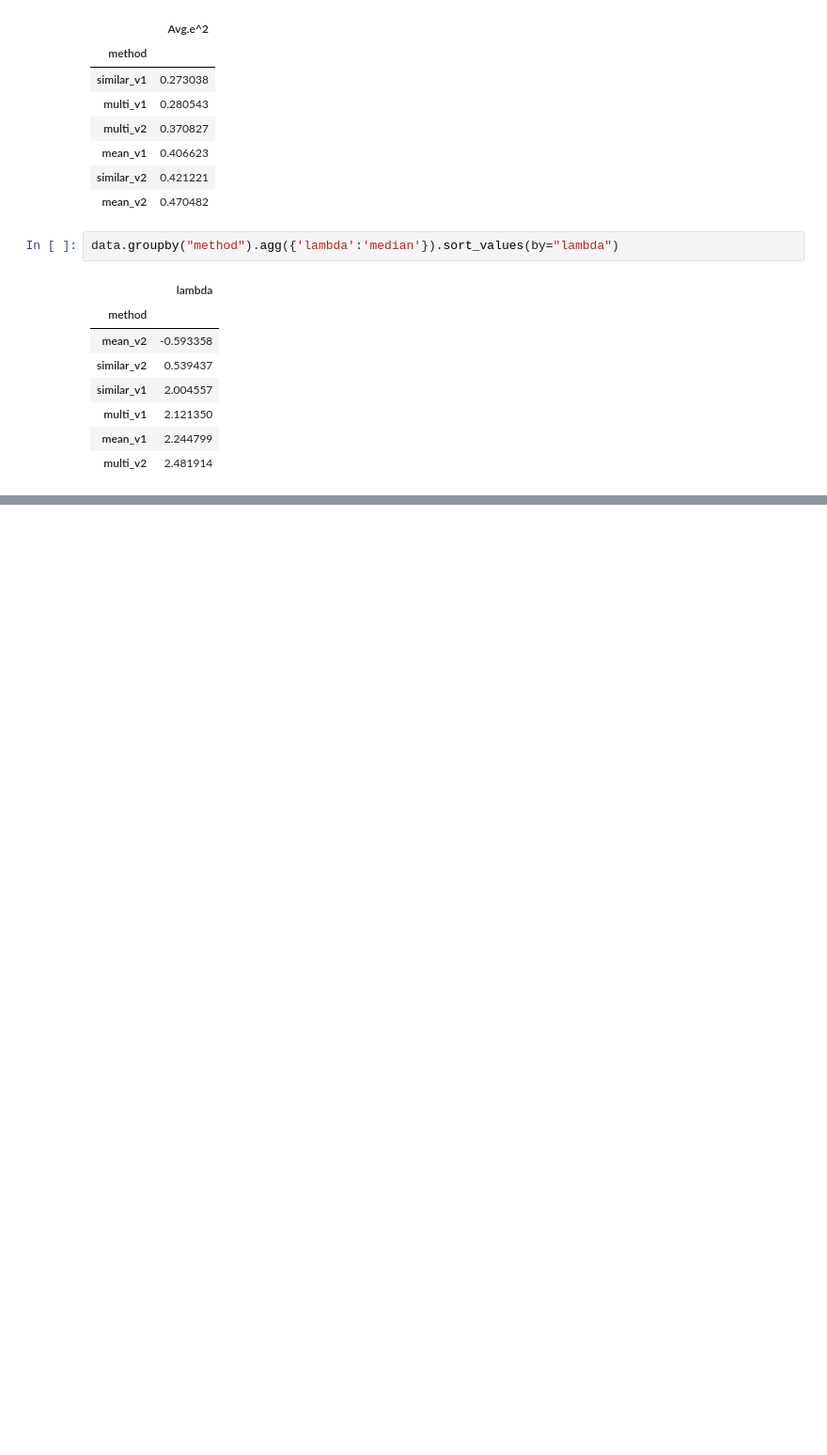
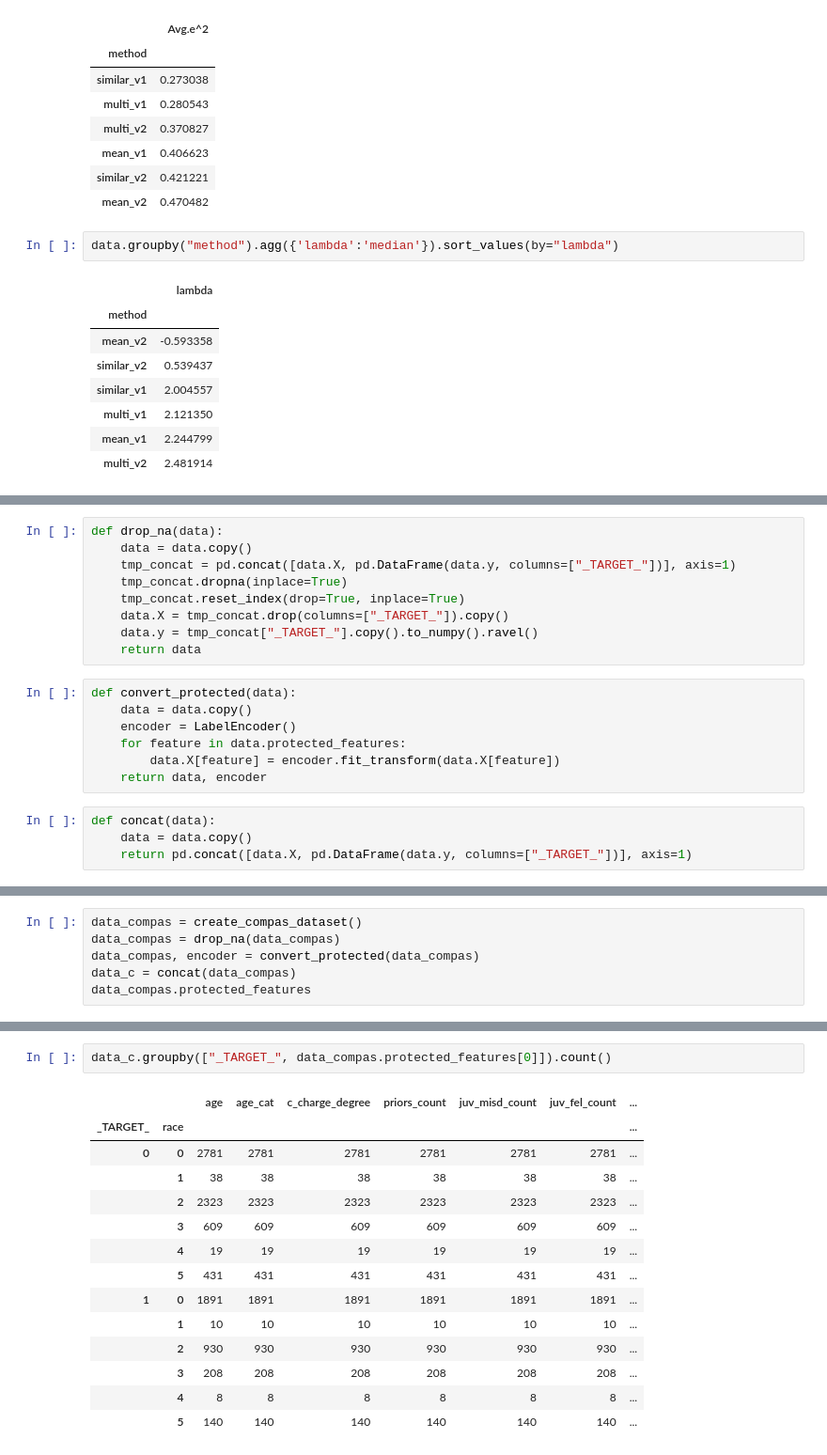
Before and after one commit to teamclouday/DataImputation, a Jupyter notebook: notebooks/Analysis.ipynb, the cells around one changed output, grey strips where cells are left out. Shown at 94% size. Cells and saved outputs as stored; diff of their text form; blank space fills up the shorter version.

```diff
--- a/notebooks/Analysis.ipynb
+++ b/notebooks/Analysis.ipynb
@@ -88,0 +109,20 @@ data.groupby("method").agg({'lambda':'median'}).sort_values(by="lambda")
+# %%
+def drop_na(data):
+    data = data.copy()
+    tmp_concat = pd.concat([data.X, pd.DataFrame(data.y, columns=["_TARGET_"])], axis=1)
+    tmp_concat.dropna(inplace=True)
+    tmp_concat.reset_index(drop=True, inplace=True)
+    data.X = tmp_concat.drop(columns=["_TARGET_"]).copy()
+    data.y = tmp_concat["_TARGET_"].copy().to_numpy().ravel()
+    return data
+# %%
+def convert_protected(data):
+    data = data.copy()
+    encoder = LabelEncoder()
+    for feature in data.protected_features:
+        data.X[feature] = encoder.fit_transform(data.X[feature])
+    return data, encoder
+# %%
+def concat(data):
+    data = data.copy()
+    return pd.concat([data.X, pd.DataFrame(data.y, columns=["_TARGET_"])], axis=1)
@@ -88,0 +202,6 @@ data.groupby("method").agg({'lambda':'median'}).sort_values(by="lambda")
+# %%
+data_compas = create_compas_dataset()
+data_compas = drop_na(data_compas)
+data_compas, encoder = convert_protected(data_compas)
+data_c = concat(data_compas)
+data_compas.protected_features
@@ -88,0 +243,17 @@ data.groupby("method").agg({'lambda':'median'}).sort_values(by="lambda")
+# %%
+data_c.groupby(["_TARGET_", data_compas.protected_features[0]]).count()
+# %% [output]
+|  |  | age | age_cat | c_charge_degree | priors_count | juv_misd_count | juv_fel_count | ... |
+| _TARGET_ | race |  |  |  |  |  |  | ... |
+| 0 | 0 | 2781 | 2781 | 2781 | 2781 | 2781 | 2781 | ... |
+|  | 1 | 38 | 38 | 38 | 38 | 38 | 38 | ... |
+|  | 2 | 2323 | 2323 | 2323 | 2323 | 2323 | 2323 | ... |
+|  | 3 | 609 | 609 | 609 | 609 | 609 | 609 | ... |
+|  | 4 | 19 | 19 | 19 | 19 | 19 | 19 | ... |
+|  | 5 | 431 | 431 | 431 | 431 | 431 | 431 | ... |
+| 1 | 0 | 1891 | 1891 | 1891 | 1891 | 1891 | 1891 | ... |
+|  | 1 | 10 | 10 | 10 | 10 | 10 | 10 | ... |
+|  | 2 | 930 | 930 | 930 | 930 | 930 | 930 | ... |
+|  | 3 | 208 | 208 | 208 | 208 | 208 | 208 | ... |
+|  | 4 | 8 | 8 | 8 | 8 | 8 | 8 | ... |
+|  | 5 | 140 | 140 | 140 | 140 | 140 | 140 | ... |
```
Also changed, not shown: parts of 63 cells of this notebook, 1 other file.
